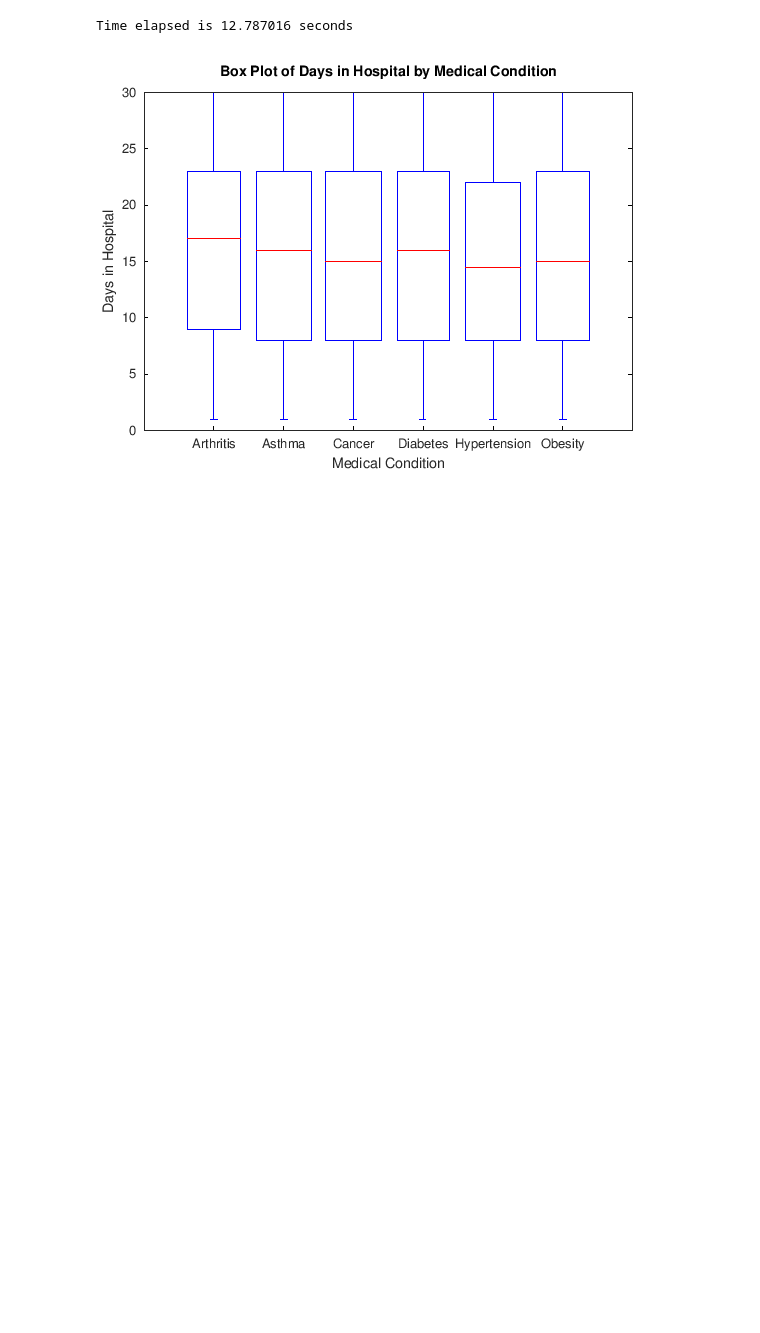
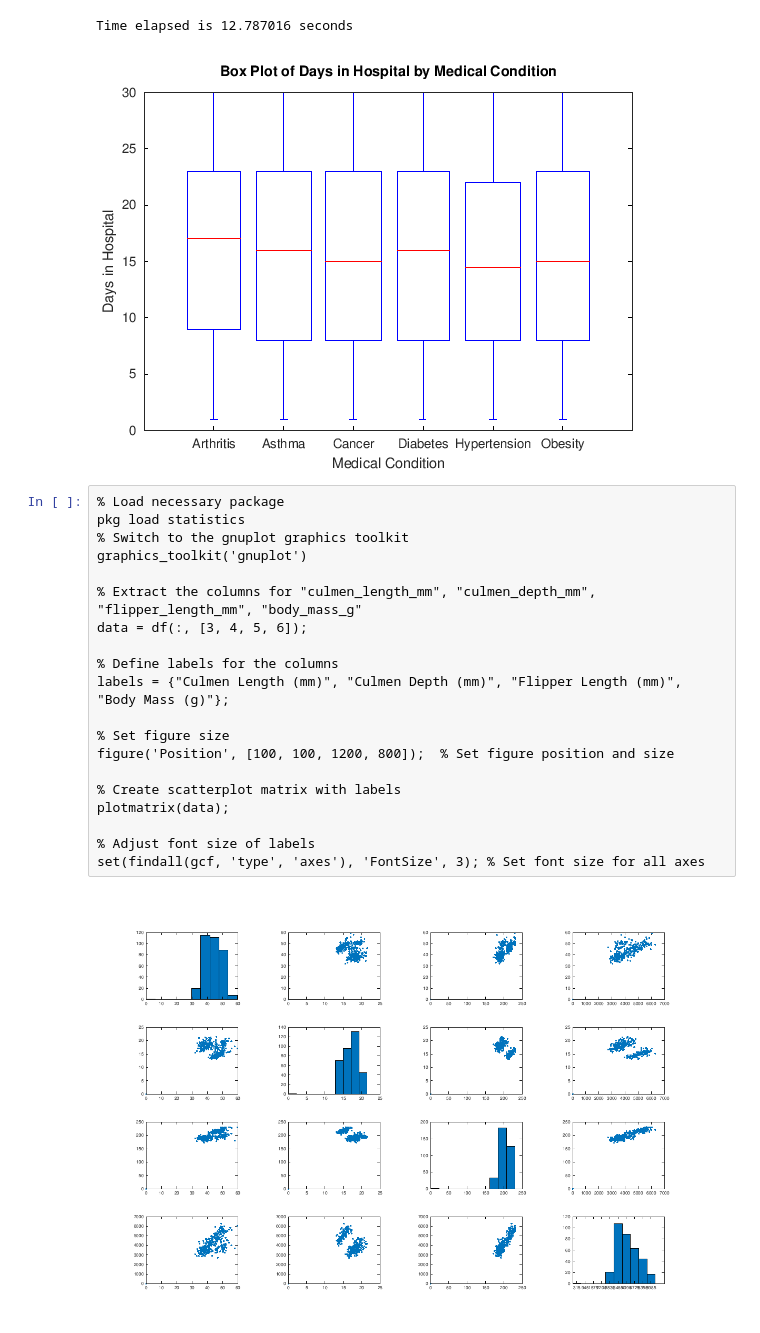
Before and after one commit to ngum17/vizualizace, a Jupyter notebook: Matlab/octave.ipynb, the cells around one changed output. Cells and saved outputs as stored; diff of their text form; blank space fills up the shorter version.

Commit message:
scatter plot matrix

```diff
--- a/Matlab/octave.ipynb
+++ b/Matlab/octave.ipynb
@@ -121,3 +121,25 @@ fprintf('Time elapsed is %f seconds\n', elapsed_time);
 # %% [output]
 Time elapsed is 12.787016 seconds
 [figure]
+# %%
+% Load necessary package
+pkg load statistics
+% Switch to the gnuplot graphics toolkit
+graphics_toolkit('gnuplot')
+
+% Extract the columns for "culmen_length_mm", "culmen_depth_mm", "flipper_length_mm", "body_mass_g"
+data = df(:, [3, 4, 5, 6]);
+
+% Define labels for the columns
+labels = {"Culmen Length (mm)", "Culmen Depth (mm)", "Flipper Length (mm)", "Body Mass (g)"};
+
+% Set figure size
+figure('Position', [100, 100, 1200, 800]);  % Set figure position and size
+
+% Create scatterplot matrix with labels
+plotmatrix(data);
+
+% Adjust font size of labels
+set(findall(gcf, 'type', 'axes'), 'FontSize', 3); % Set font size for all axes
+# %% [output]
+[figure, added]
```
Also changed, not shown: 10 other files.
